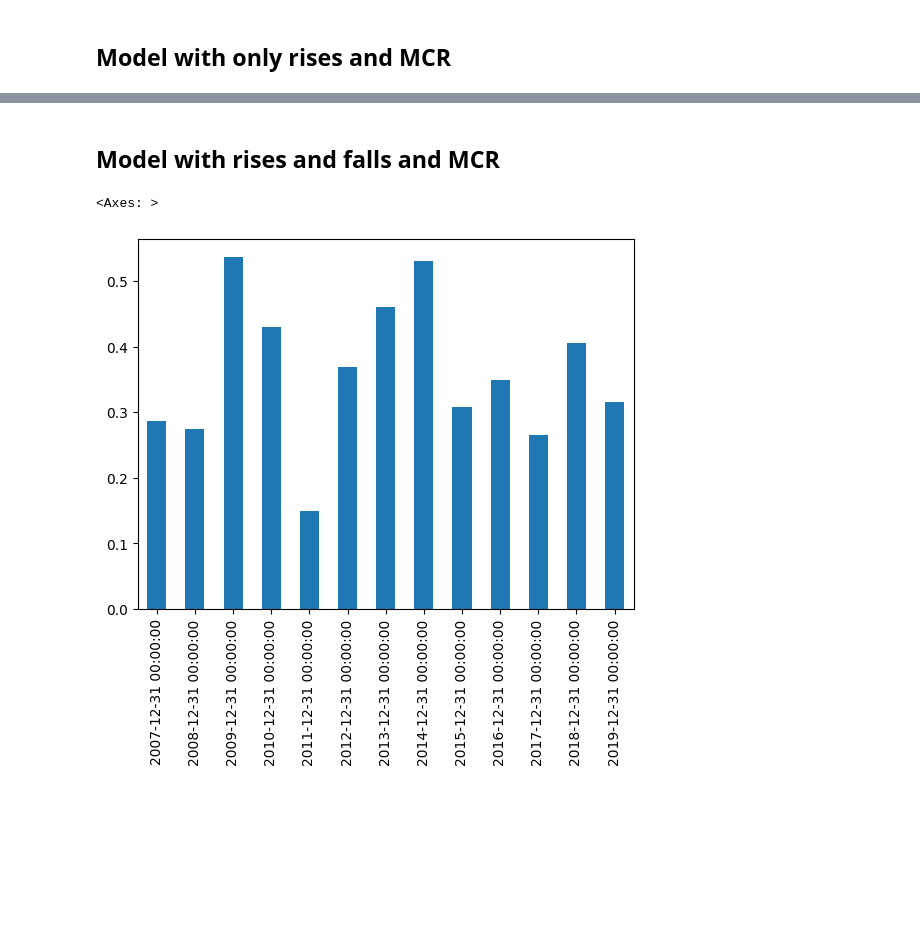
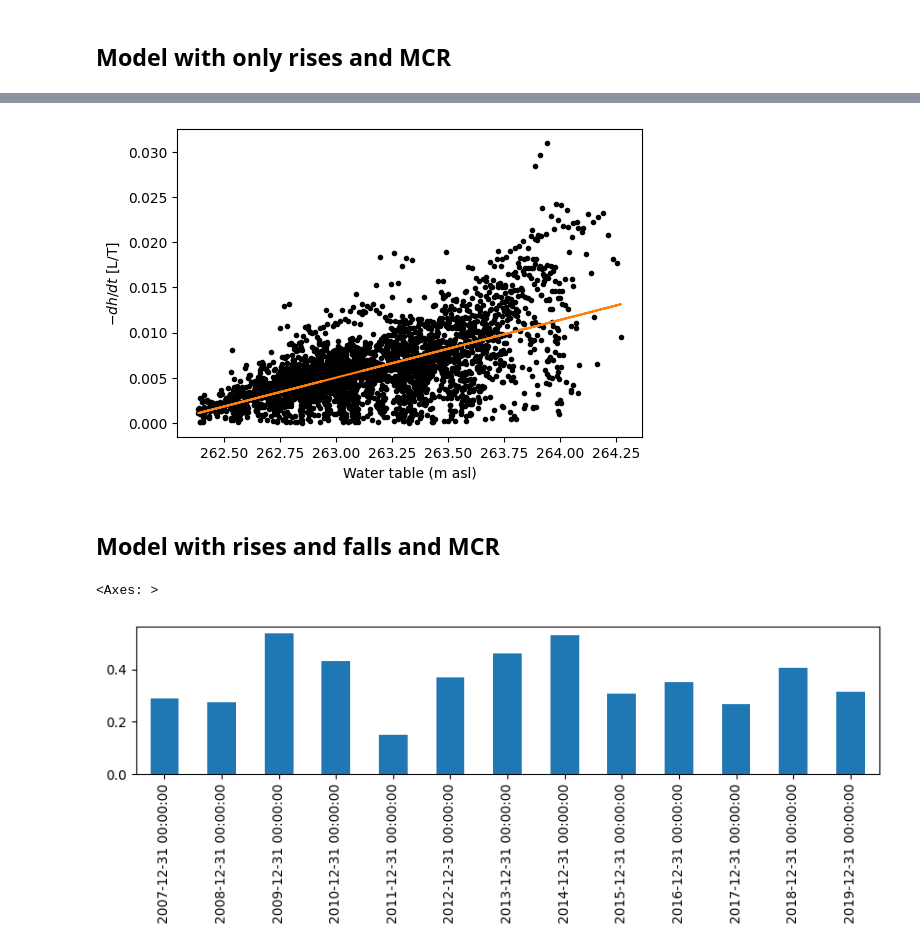
Before and after one commit to raoulcollenteur/gwtf, a Jupyter notebook: examples/example_01.ipynb, the cells around one changed output, grey strips where cells are left out. Drawn from its saved outputs; the diff is of its cells as text; code cells hidden in the pictures; blank space fills up the shorter version.

```diff
--- a/examples/example_01.ipynb
+++ b/examples/example_01.ipynb
@@ -121,12 +124,16 @@ r2.resample("YE").sum().plot(kind="bar")
+# %%
+ml2.mcr.plot(wt);
+# %% [output]
+[figure, added]
 # %% [markdown]
 ## Model with rises and falls and MCR
 # %%
 ml3 = wtf.Model(wt, name="Wagna", mcr=wtf.MCR())
 ml3.mcr.fit_mcr(wt)
 
 # Estimate the groundwater recharge
 r3 = ml3.estimate_recharge(rise_rule="both", sy=sy)
-r3.resample("YE").sum().plot(kind="bar")
+r3.resample("YE").sum().plot(kind="bar", figsize=(10, 2))
 # %% [output]
 <Axes: >
-[figure, old version]
+[figure, new version]
```
Also changed, not shown: parts of 9 cells of this notebook, 3 other files.
